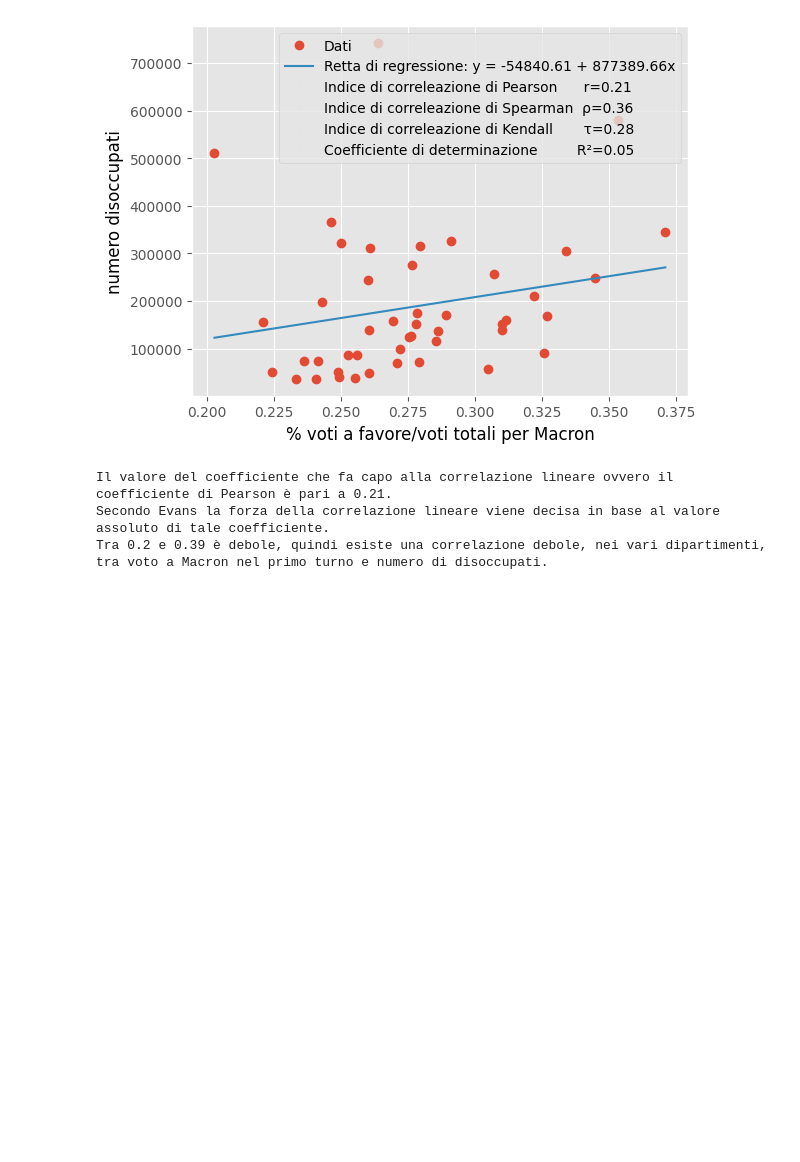
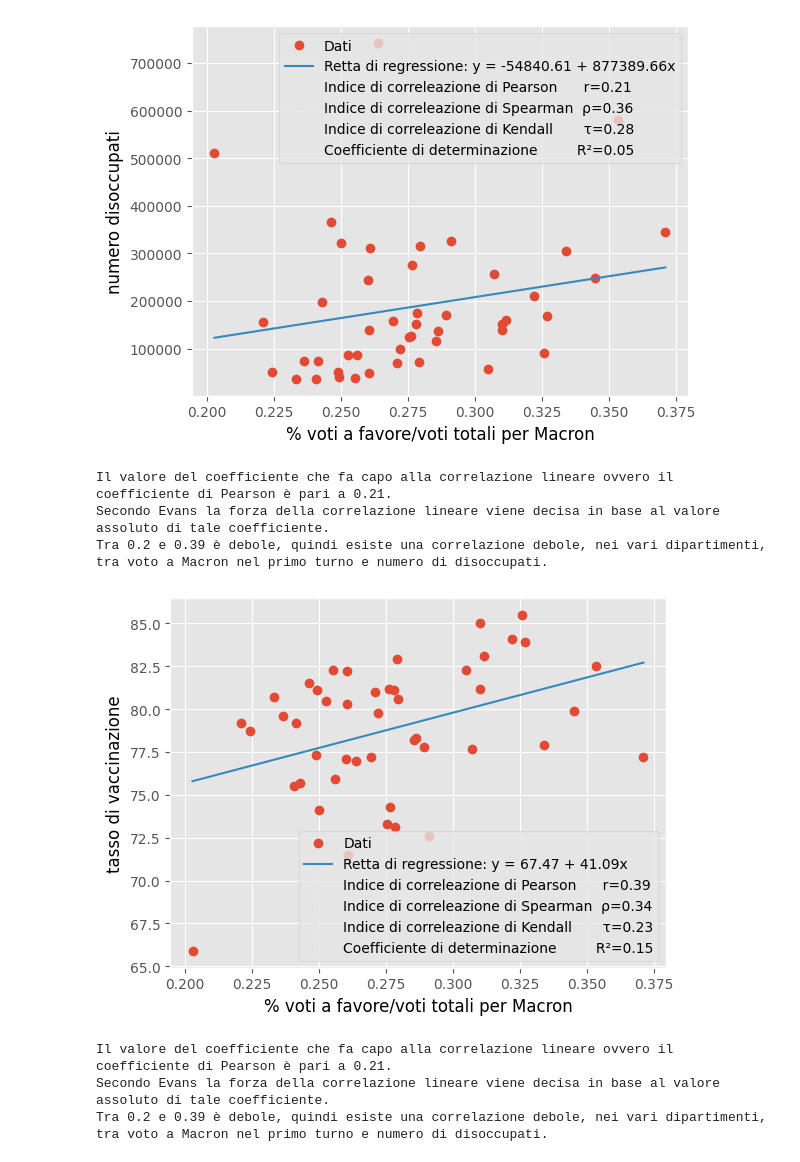
Before and after one commit to NabboGamer/progetto-big-data, a Jupyter notebook: Notebook.ipynb, the cells around one changed output. Saved outputs shown, nothing was run; the diff lists cells and outputs as text; code cells hidden in the pictures; blank space fills up the shorter version.

Commit message:
α Implementata terza correlazione

```diff
--- a/Notebook.ipynb
+++ b/Notebook.ipynb
@@ -503,6 +503,34 @@ Secondo Evans la forza della correlazione lineare viene decisa in base al valore
 Tra 0.2 e 0.39 è debole, quindi esiste una correlazione debole, nei vari dipartimenti, tra voto a Macron nel primo turno e numero di disoccupati.
 # %%
 # Esiste una correlazione, in un dato dipartimento, tra voto a Macron nel primo turno e tasso di vaccinazione?
+
+somma_voti_espressi = df_risultati_elezioni_presidenziali_1_turno.groupby(['nome_dipartimento', 'cognome'], as_index=False)[['voti','espressi']].sum()
+somma_voti_espressi = somma_voti_espressi[somma_voti_espressi['cognome'] == 'MACRON']
+somma_voti_espressi['% voti_a_favore/voti_totali'] = somma_voti_espressi.apply(percentage_calculator, axis=1)
+df_voti_macron = somma_voti_espressi.sort_values(by="% voti_a_favore/voti_totali",ascending=False)
+df_voti_macron.reset_index(drop=True, inplace=True)
+#display(df_voti_macron)
+
+dati_tutte_eta = df_vaccinazioni_covid[df_vaccinazioni_covid['etichetta_variabile'] == 'Tous âges']
+df_copertura_dipartimento = dati_tutte_eta.groupby(['nome_dipartimento'], as_index=False)['copertura_vaccinale_seconda_dose'].max()
+#display(df_copertura_dipartimento)
+
+df_final = pd.merge(df_voti_macron, df_copertura_dipartimento, on='nome_dipartimento')
+#display(df_final)
+
+x = df_final['% voti_a_favore/voti_totali']
+y = df_final['copertura_vaccinale_seconda_dose']
+
+correlation_calculator(x, y, '% voti a favore/voti totali per Macron', 'tasso di vaccinazione')
+
+print('Il valore del coefficiente che fa capo alla correlazione lineare ovvero il coefficiente di Pearson è pari a 0.39.\
+       \nSecondo Evans la forza della correlazione lineare viene decisa in base al valore assoluto di tale coefficiente. \
+       \nTra 0.2 e 0.39 è debole, quindi esiste una correlazione debole, nei vari dipartimenti, tra voto a Macron nel primo turno e numero di disoccupati.')
+# %% [output]
+[figure, added]
+Il valore del coefficiente che fa capo alla correlazione lineare ovvero il coefficiente di Pearson è pari a 0.21.
+Secondo Evans la forza della correlazione lineare viene decisa in base al valore assoluto di tale coefficiente.
+Tra 0.2 e 0.39 è debole, quindi esiste una correlazione debole, nei vari dipartimenti, tra voto a Macron nel primo turno e numero di disoccupati.
 # %%
 # Esiste una correlazione, in un dato dipartimento, tra voto a Le Pen nel primo turno e reddito dichiarato pro capite?
 # %%
```
Also changed, not shown: parts of 1 cell of this notebook.
